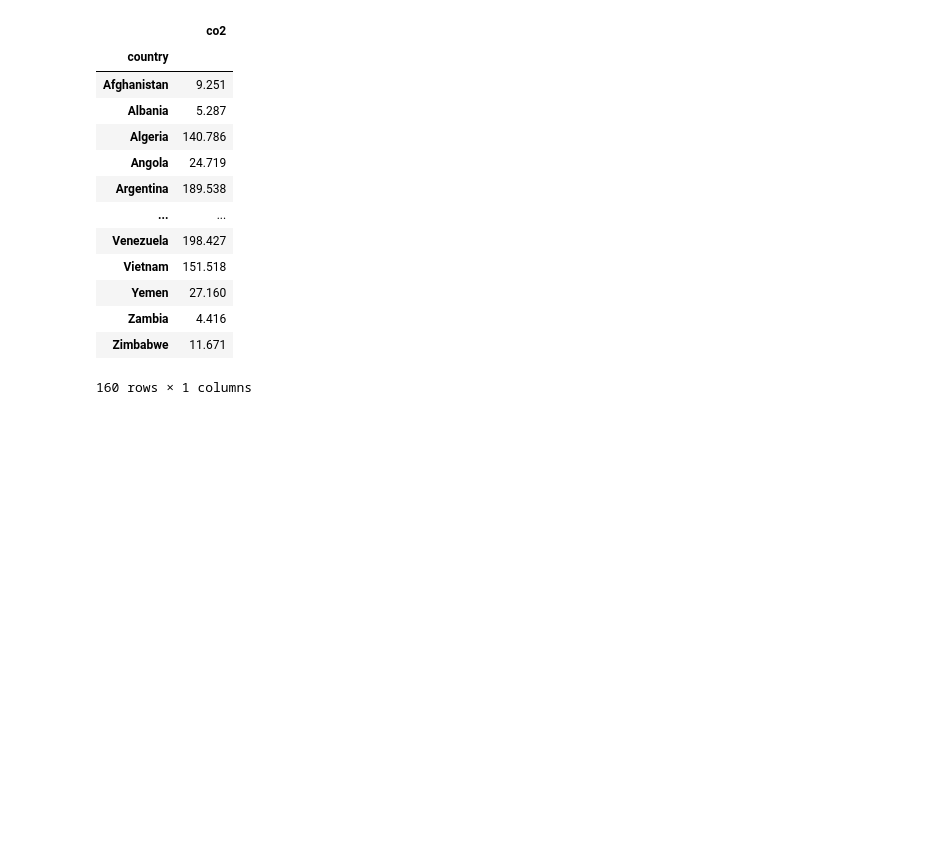
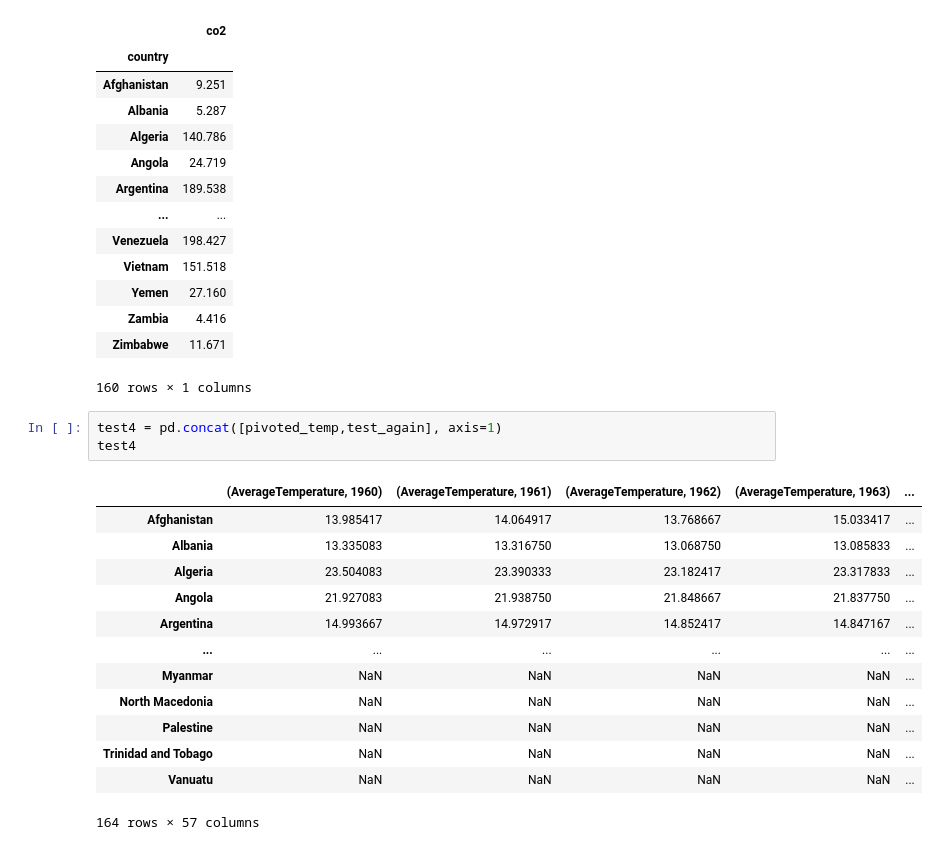
Before and after one commit to ubco-W2022T2-data301/project-group-group42, a Jupyter notebook: analysis/analysisAidan.ipynb, the cells around one changed output. Cells and saved outputs as stored; diff of their text form; blank space fills up the shorter version.

```diff
--- a/analysis/analysisAidan.ipynb
+++ b/analysis/analysisAidan.ipynb
@@ -317,3 +317,20 @@ test_again
 | Zambia | 4.416 |
 | Zimbabwe | 11.671 |
 160 rows × 1 columns
+# %%
+test4 = pd.concat([pivoted_temp,test_again], axis=1)
+test4
+# %% [output]
+|  | (AverageTemperature, 1960) | (AverageTemperature, 1961) | (AverageTemperature, 1962) | (AverageTemperature, 1963) | ... |
+| Afghanistan | 13.985417 | 14.064917 | 13.768667 | 15.033417 | ... |
+| Albania | 13.335083 | 13.316750 | 13.068750 | 13.085833 | ... |
+| Algeria | 23.504083 | 23.390333 | 23.182417 | 23.317833 | ... |
+| Angola | 21.927083 | 21.938750 | 21.848667 | 21.837750 | ... |
+| Argentina | 14.993667 | 14.972917 | 14.852417 | 14.847167 | ... |
+| ... | ... | ... | ... | ... | ... |
+| Myanmar | NaN | NaN | NaN | NaN | ... |
+| North Macedonia | NaN | NaN | NaN | NaN | ... |
+| Palestine | NaN | NaN | NaN | NaN | ... |
+| Trinidad and Tobago | NaN | NaN | NaN | NaN | ... |
+| Vanuatu | NaN | NaN | NaN | NaN | ... |
+164 rows × 57 columns
```
Also changed, not shown: parts of 3 cells of this notebook.
